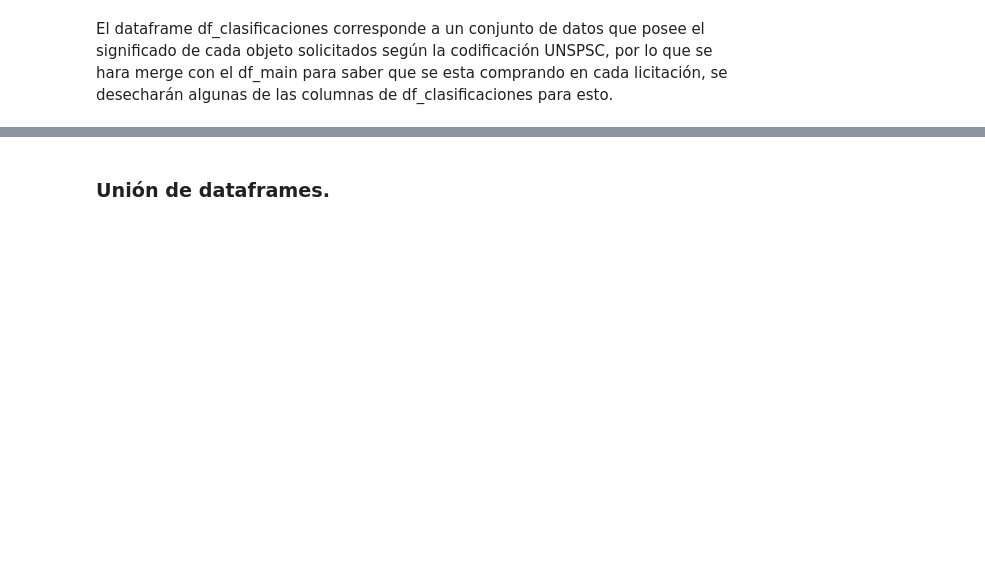
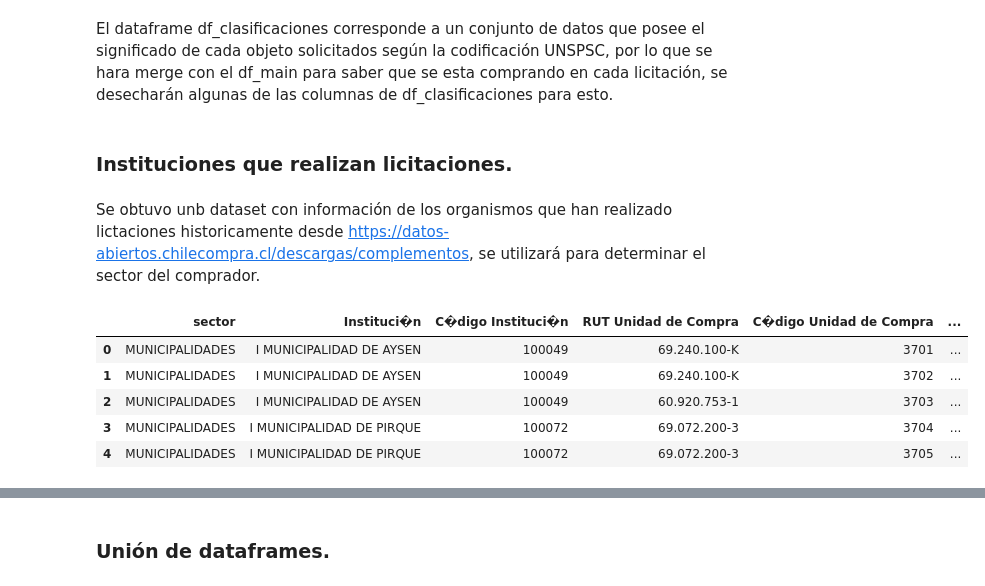
Before and after one commit to Camila-Rojas-05/Proyecto-IMT-2200-1-Grupo-14, a Jupyter notebook: Datos y trabajo con muestras/Revision_limpieza_2018.ipynb, the cells around one changed output, grey strips where cells are left out. Drawn from its saved outputs; the diff is of its cells as text; code cells hidden in the pictures; blank space fills up the shorter version.

Commit message:
Nuevo dataset y se esta agregando info a los merges

```diff
--- a/Datos y trabajo con muestras/Revision_limpieza_2018.ipynb
+++ b/Datos y trabajo con muestras/Revision_limpieza_2018.ipynb
@@ -790,3 +512,19 @@ df_clasificaciones.head(10)
 El dataframe df_clasificaciones corresponde a un conjunto de datos que posee el significado de cada objeto solicitados según la codificación UNSPSC, por lo que se hara merge con el df_main para saber que se esta comprando en cada licitación, se desecharán algunas de las columnas de df_clasificaciones para esto.
 # %%
 df_clasificaciones.drop(columns=["Código segmento","Código Familia","Nombre Familia","Nombre Clase","Código Clase"], inplace=True)
+# %% [markdown]
+### Instituciones que realizan licitaciones.
+# %% [markdown]
+Se obtuvo unb dataset con información de los organismos que han realizado lictaciones historicamente desde <https://datos-abiertos.chilecompra.cl/descargas/complementos>, se utilizará para determinar el sector del comprador.
+# %%
+camino = path.join("Chile","Instituciones_compradoras.csv")
+df_instituciones_compradoras = pd.read_csv(camino, sep=";", encoding="UTF-8")
+# %%
+df_instituciones_compradoras.head()
+# %% [output]
+|  | sector | Instituci�n | C�digo Instituci�n | RUT Unidad de Compra | C�digo Unidad de Compra | ... |
+| 0 | MUNICIPALIDADES | I MUNICIPALIDAD DE AYSEN | 100049 | 69.240.100-K | 3701 | ... |
+| 1 | MUNICIPALIDADES | I MUNICIPALIDAD DE AYSEN | 100049 | 69.240.100-K | 3702 | ... |
+| 2 | MUNICIPALIDADES | I MUNICIPALIDAD DE AYSEN | 100049 | 60.920.753-1 | 3703 | ... |
+| 3 | MUNICIPALIDADES | I MUNICIPALIDAD DE PIRQUE | 100072 | 69.072.200-3 | 3704 | ... |
+| 4 | MUNICIPALIDADES | I MUNICIPALIDAD DE PIRQUE | 100072 | 69.072.200-3 | 3705 | ... |
```
Also changed, not shown: parts of 76 cells of this notebook, 1 other file.
